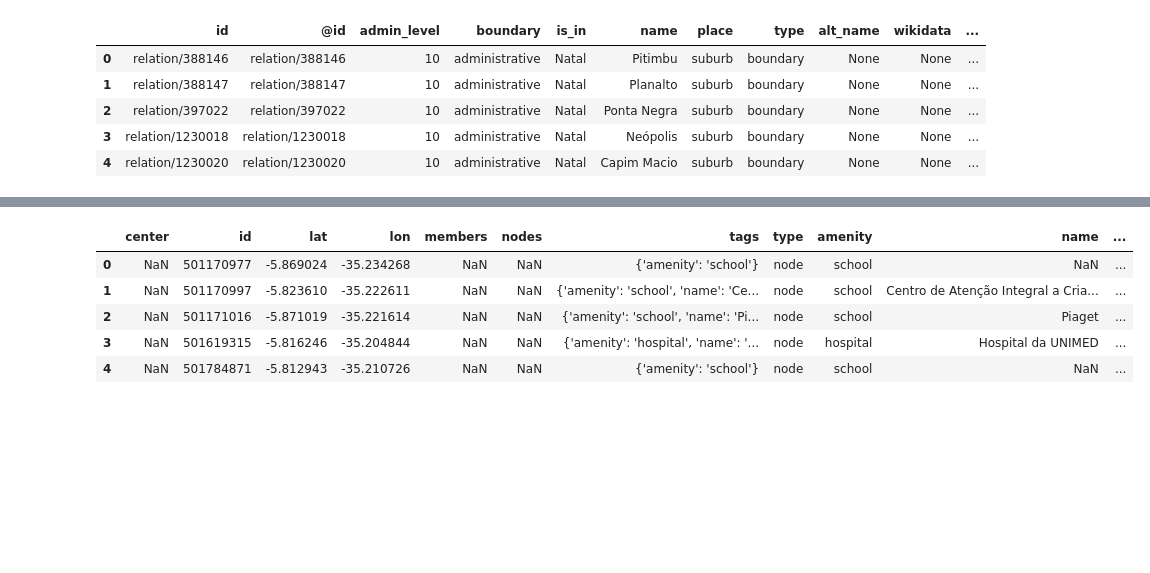
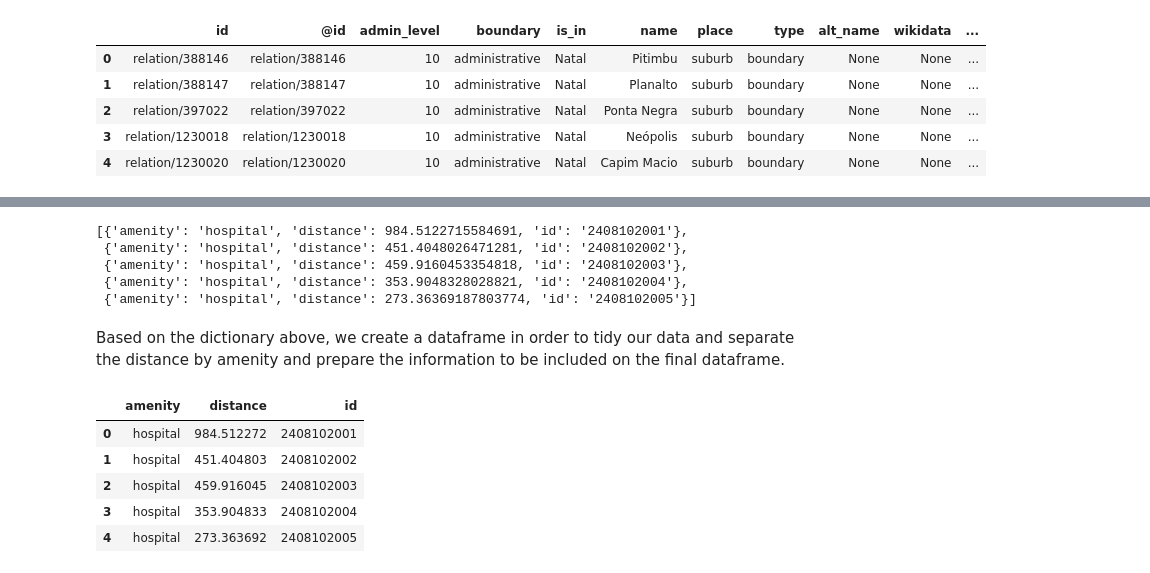
Before and after one commit to nymarya/the-walking-distance, a Jupyter notebook: noteboooks/Building_the_dataset.ipynb, the cells around one changed output, grey strips where cells are left out. Drawn from its saved outputs; the diff is of its cells as text; code cells hidden in the pictures; blank space fills up the shorter version.

Commit message:
Recover the population and the distances

```diff
--- a/noteboooks/Building_the_dataset.ipynb
+++ b/noteboooks/Building_the_dataset.ipynb
@@ -242,9 +240,60 @@ for index, data in geojson_df.iterrows():
+# %%
+for id, geo in all_pois[['osmid', 'geometry']].values :
+  if(type(geo) == Point):
+    G.add_node(id, x=geo.x, y=geo.y, osmid=id)
+# %%
+nodes = G.nodes(data=True)
+def get_dict(p_id, lat, lon, amenity):
+  """ Create a dict with the result of the query
+  of the nearest amenity for a centroid of a neighbourhood
+  """
+
+  # Get points of interest by category
+  pois = all_pois.query('amenity == "' + amenity + '"').reset_index()
+  amenities_ids = pois.osmid.unique()
+
+  # Get the subgraph which contains
+  selected_nodes = [n for n,v in nodes if (v['osmid']) in amenities_ids]
+  H = G.subgraph(selected_nodes)
+
+  # Calculate distance in meters
+  nearest_node = get_nearest_node(H, (lat, lon), return_dist=True)
+
+  # Gather all the information
+  dictionary = {}
+  dictionary['id'] = p_id
+  dictionary['distance'] = nearest_node[1]
+  dictionary['amenity'] = amenity
+
+  return dictionary
+# %%
+# Calculate distance by amenity
+distances = []
+for amenity in amenities:
+
+  # Get nearest node
+  points = neighborhood_df[['id', 'x', 'y']].values
+  dists = [get_dict(p_id, y, x,amenity) for p_id, x, y in points ]
+  distances += dists
+# %%
+# Check out the result
+distances[:5]
+# %% [output]
+[{'amenity': 'hospital', 'distance': 984.5122715584691, 'id': '2408102001'},
+ {'amenity': 'hospital', 'distance': 451.4048026471281, 'id': '2408102002'},
+ {'amenity': 'hospital', 'distance': 459.9160453354818, 'id': '2408102003'},
+ {'amenity': 'hospital', 'distance': 353.9048328028821, 'id': '2408102004'},
+ {'amenity': 'hospital', 'distance': 273.36369187803774, 'id': '2408102005'}]
+# %% [markdown]
+Based on the dictionary above, we create a dataframe in order to tidy our data and separate the distance by amenity and prepare the information to be included on the final dataframe.
+# %%
+distances_df = pd.DataFrame(distances)
 # %%
-df.head()
+distances_df.head()
 # %% [output]
-|  | center | id | lat | lon | members | nodes | tags | type | amenity | name | ... |
-| 0 | NaN | 501170977 | -5.869024 | -35.234268 | NaN | NaN | {'amenity': 'school'} | node | school | NaN | ... |
-| 1 | NaN | 501170997 | -5.823610 | -35.222611 | NaN | NaN | {'amenity': 'school', 'name': 'Ce... | node | school | Centro de Atenção Integral a Cria... | ... |
-| 2 | NaN | 501171016 | -5.871019 | -35.221614 | NaN | NaN | {'amenity': 'school', 'name': 'Pi... | node | school | Piaget | ... |
-| 3 | NaN | 501619315 | -5.816246 | -35.204844 | NaN | NaN | {'amenity': 'hospital', 'name': '... | node | hospital | Hospital da UNIMED | ... |
-| 4 | NaN | 501784871 | -5.812943 | -35.210726 | NaN | NaN | {'amenity': 'school'} | node | school | NaN | ... |
+|  | amenity | distance | id |
+| 0 | hospital | 984.512272 | 2408102001 |
+| 1 | hospital | 451.404803 | 2408102002 |
+| 2 | hospital | 459.916045 | 2408102003 |
+| 3 | hospital | 353.904833 | 2408102004 |
+| 4 | hospital | 273.363692 | 2408102005 |
```
Also changed, not shown: parts of 59 cells of this notebook.
